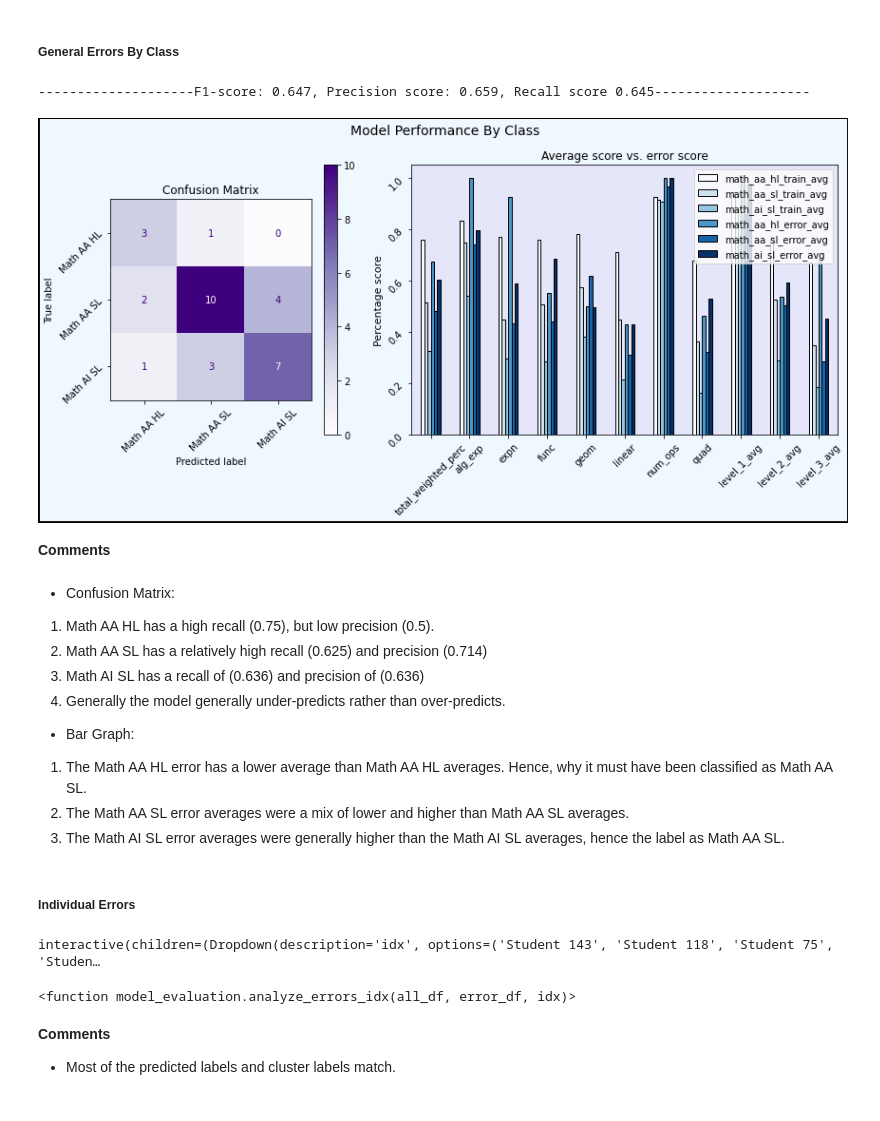
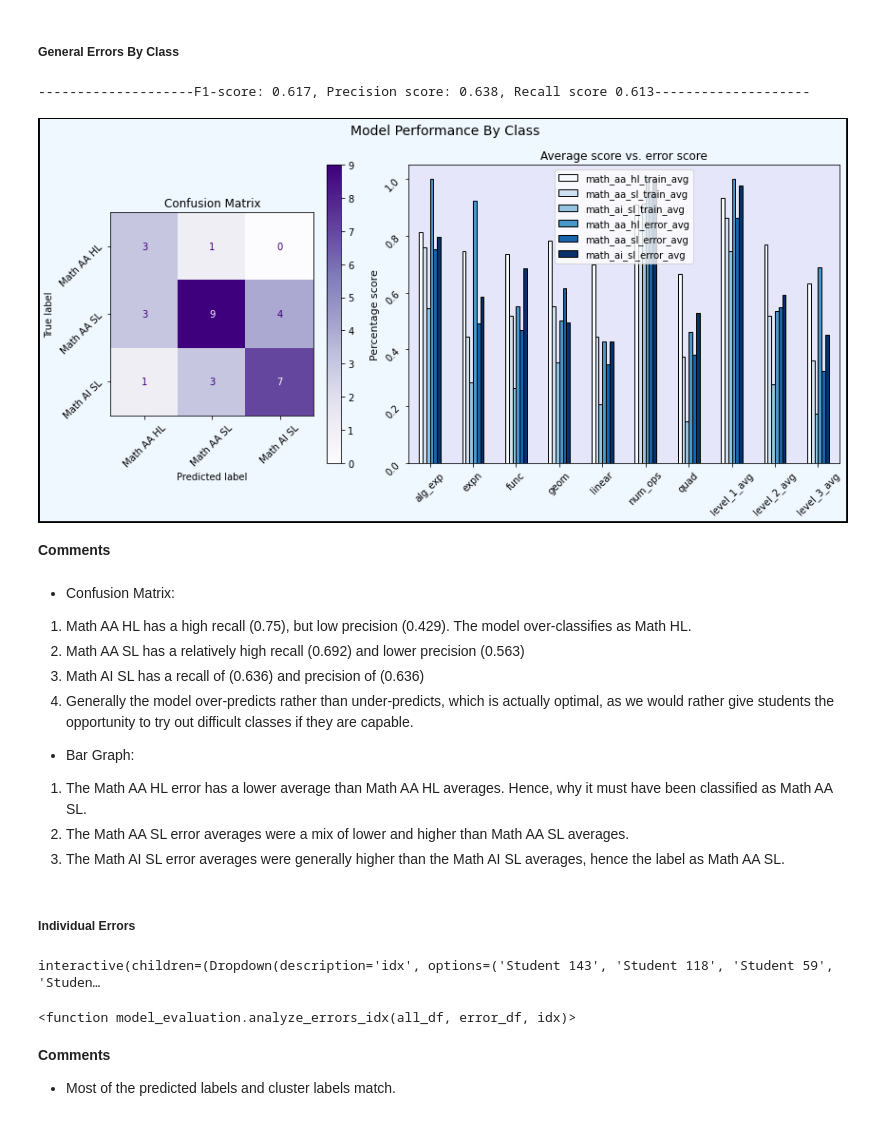
Before and after one commit to hannahlang/IB-Maths-Placement, a Jupyter notebook: project/math_placement_project.ipynb, the cells around one changed output. Saved outputs shown, nothing was run; the diff lists cells and outputs as text; code cells hidden in the pictures.

```diff
--- a/project/math_placement_project.ipynb
+++ b/project/math_placement_project.ipynb
@@ -695,11 +764,14 @@ sns.pairplot(all_df_train[['total_weighted_perc', 'alg_exp', 'expn', 'func',
+# %%
+X_train = X_train.drop(['total_weighted_perc'],axis = 1)
+X_test = X_test.drop(['total_weighted_perc'], axis = 1)
 # %% [markdown]
 ## Split into Train and Validation Sets
 (For model analysis before model selection)
 # %%
-X_train_sm, X_val, y_train_sm, y_val = train_test_split(all_df_train[rel_cols],
-                                                        all_df_train['true_class'],
+X_train_sm, X_val, y_train_sm, y_val = train_test_split(X_train,
+                                                        y_train,
                                                         test_size = 0.2,
-                                                        stratify = all_df_train['true_class'],
+                                                        stratify = y_train,
                                                         random_state = 1234)
 # %%
 X_train_sm.columns = X_train_sm.columns.astype('str')
@@ -930,6 +1002,6 @@ lr_hyper_parameter_results.sort_values(by = ['val_mean', 'overfit'],
 2. solver = lbfgs
 # %%
-lr_model = LogisticRegression(class_weight = 'balanced', C = 0.9, solver = 'lbfgs', random_state = 1234)
+lr_model = LogisticRegression(class_weight = 'balanced', C = 0.6, solver = 'lbfgs', random_state = 1234)
 # %%
 cross_validate_model(lr_model, X_train, y_train, scorer = 'f1_weighted')
 # %% [output]
@@ -1115,18 +1192,18 @@ rf_errors_df_val = create_error_df(all_df_train.loc[X_val.index],
                                rf_model.predict(X_val),
                                model = rf_model)
 # %%
-analyze_errors_by_class(all_df, rf_errors_df_val, X_train, y_val, y_val_pred_rf)
+analyze_errors_by_class(all_df, rf_errors_df_val, X_train_sm, y_val, y_val_pred_rf)
 # %% [output]
---------------------F1-score: 0.647, Precision score: 0.659, Recall score 0.645--------------------
+--------------------F1-score: 0.617, Precision score: 0.638, Recall score 0.613--------------------
-[figure, old version]
+[figure, new version]
 # %% [markdown]
 <b> Comments <b>
 # %% [markdown]
 - Confusion Matrix:
-1. Math AA HL has a high recall (0.75), but low precision (0.5).
-2. Math AA SL has a relatively high recall (0.625) and precision (0.714)
+1. Math AA HL has a high recall (0.75), but low precision (0.429). The model over-classifies as Math HL.
+2. Math AA SL has a relatively high recall (0.692) and lower precision (0.563)
 3. Math AI SL has a recall of (0.636) and precision of (0.636)
-4. Generally the model generally under-predicts rather than over-predicts.
+4. Generally the model over-predicts rather than under-predicts, which is actually optimal, as we would rather give students the opportunity to try out difficult classes if they are capable.
 
 - Bar Graph:
 1. The Math AA HL error has a lower average than Math AA HL averages. Hence, why it must have been classified as Math AA SL.
@@ -1137,7 +1214,7 @@ analyze_errors_by_class(all_df, rf_errors_df_val, X_train, y_val, y_val_pred_rf)
 # %%
 interact(analyze_errors_idx, all_df = fixed(all_df_train.loc[X_val.index]), error_df = fixed(rf_errors_df_val), ib_results = fixed(ib_results), idx = rf_errors_df_val.index)
 # %% [output]
-interactive(children=(Dropdown(description='idx', options=('Student 143', 'Student 118', 'Student 75', 'Studen…
+interactive(children=(Dropdown(description='idx', options=('Student 143', 'Student 118', 'Student 59', 'Studen…
 <function model_evaluation.analyze_errors_idx(all_df, error_df, idx)>
 # %% [markdown]
 <b>Comments<b>
```
Also changed, not shown: parts of 61 cells of this notebook.
